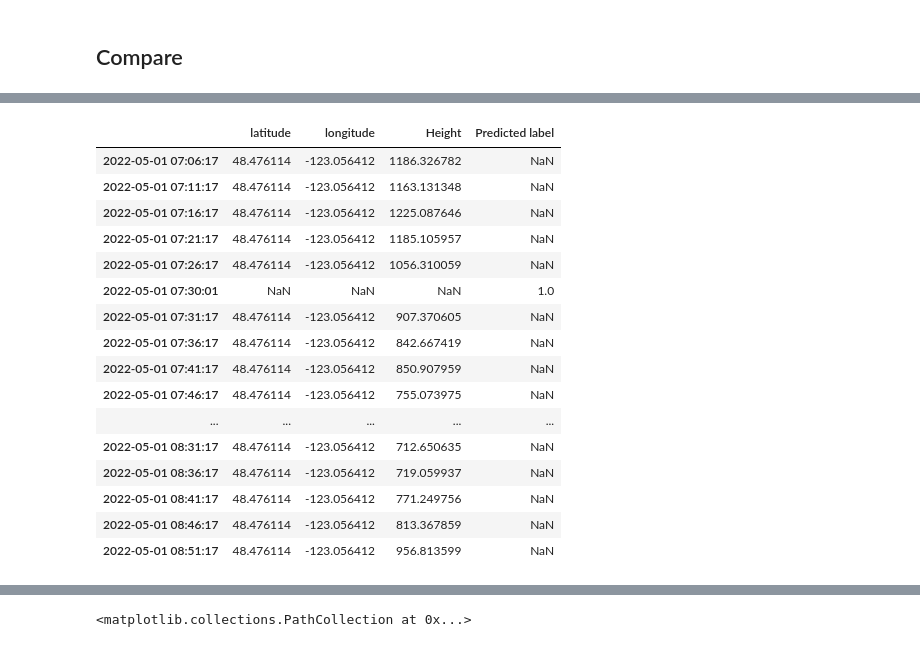
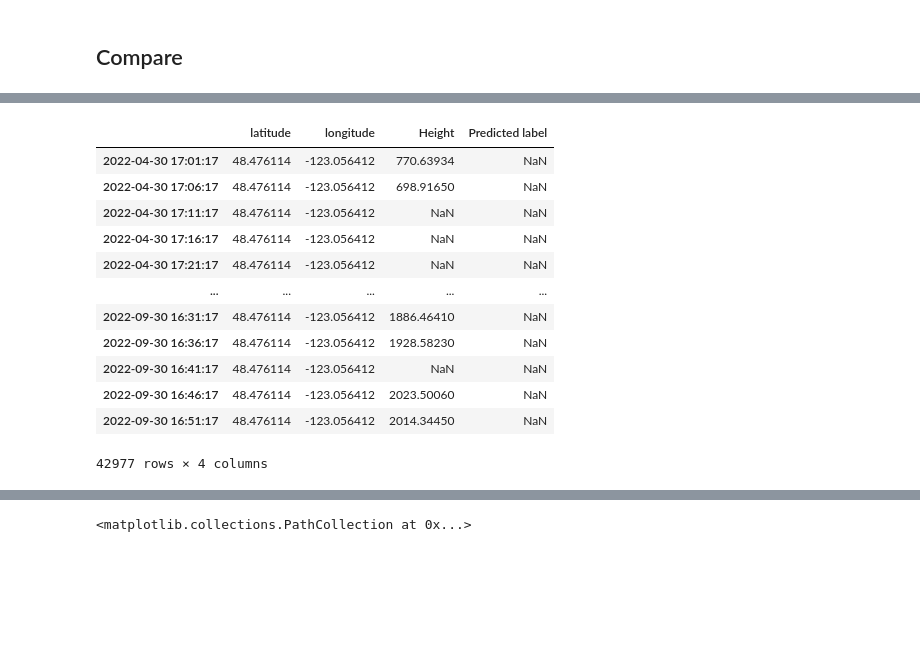
Before and after one commit to autumn-yng/summerfog, a Jupyter notebook: compare-goes-vs-photos.ipynb, the cells around one changed output, grey strips where cells are left out. Cells and saved outputs as stored; diff of their text form; code cells hidden in the pictures; blank space fills up the shorter version.

```diff
--- a/compare-goes-vs-photos.ipynb
+++ b/compare-goes-vs-photos.ipynb
@@ -97,22 +170,17 @@ height_df
 # %%
-result = pd.concat([height_df, time_df], axis=1)
+result = pd.concat([height_df, fog_df], axis=1)
+result
+# %% [output]
+|  | latitude | longitude | Height | Predicted label |
+| 2022-04-30 17:01:17 | 48.476114 | -123.056412 | 770.63934 | NaN |
+| 2022-04-30 17:06:17 | 48.476114 | -123.056412 | 698.91650 | NaN |
+| 2022-04-30 17:11:17 | 48.476114 | -123.056412 | NaN | NaN |
+| 2022-04-30 17:16:17 | 48.476114 | -123.056412 | NaN | NaN |
+| 2022-04-30 17:21:17 | 48.476114 | -123.056412 | NaN | NaN |
+| ... | ... | ... | ... | ... |
+| 2022-09-30 16:31:17 | 48.476114 | -123.056412 | 1886.46410 | NaN |
+| 2022-09-30 16:36:17 | 48.476114 | -123.056412 | 1928.58230 | NaN |
+| 2022-09-30 16:41:17 | 48.476114 | -123.056412 | NaN | NaN |
+| 2022-09-30 16:46:17 | 48.476114 | -123.056412 | 2023.50060 | NaN |
+| 2022-09-30 16:51:17 | 48.476114 | -123.056412 | 2014.34450 | NaN |
+42977 rows × 4 columns
-# %%
-result[100:125]
-# %% [output]
-|  | latitude | longitude | Height | Predicted label |
-| 2022-05-01 07:06:17 | 48.476114 | -123.056412 | 1186.326782 | NaN |
-| 2022-05-01 07:11:17 | 48.476114 | -123.056412 | 1163.131348 | NaN |
-| 2022-05-01 07:16:17 | 48.476114 | -123.056412 | 1225.087646 | NaN |
-| 2022-05-01 07:21:17 | 48.476114 | -123.056412 | 1185.105957 | NaN |
-| 2022-05-01 07:26:17 | 48.476114 | -123.056412 | 1056.310059 | NaN |
-| 2022-05-01 07:30:01 | NaN | NaN | NaN | 1.0 |
-| 2022-05-01 07:31:17 | 48.476114 | -123.056412 | 907.370605 | NaN |
-| 2022-05-01 07:36:17 | 48.476114 | -123.056412 | 842.667419 | NaN |
-| 2022-05-01 07:41:17 | 48.476114 | -123.056412 | 850.907959 | NaN |
-| 2022-05-01 07:46:17 | 48.476114 | -123.056412 | 755.073975 | NaN |
-| ... | ... | ... | ... | ... |
-| 2022-05-01 08:31:17 | 48.476114 | -123.056412 | 712.650635 | NaN |
-| 2022-05-01 08:36:17 | 48.476114 | -123.056412 | 719.059937 | NaN |
-| 2022-05-01 08:41:17 | 48.476114 | -123.056412 | 771.249756 | NaN |
-| 2022-05-01 08:46:17 | 48.476114 | -123.056412 | 813.367859 | NaN |
-| 2022-05-01 08:51:17 | 48.476114 | -123.056412 | 956.813599 | NaN |
```
Also changed, not shown: parts of 16 cells of this notebook.
